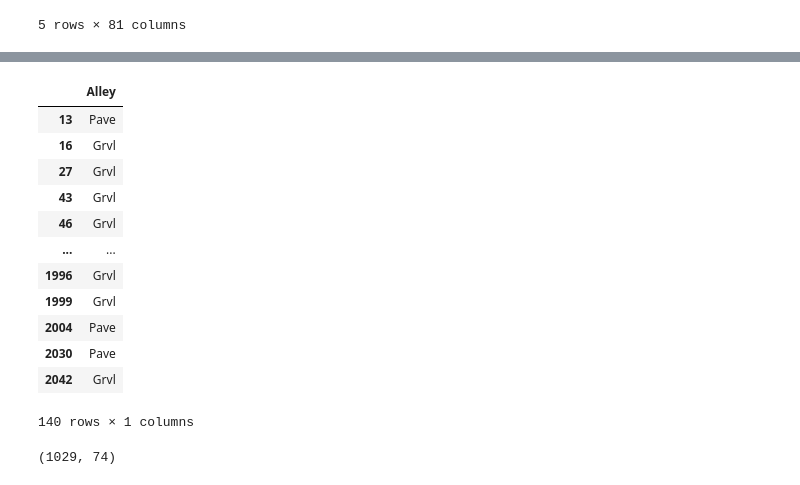
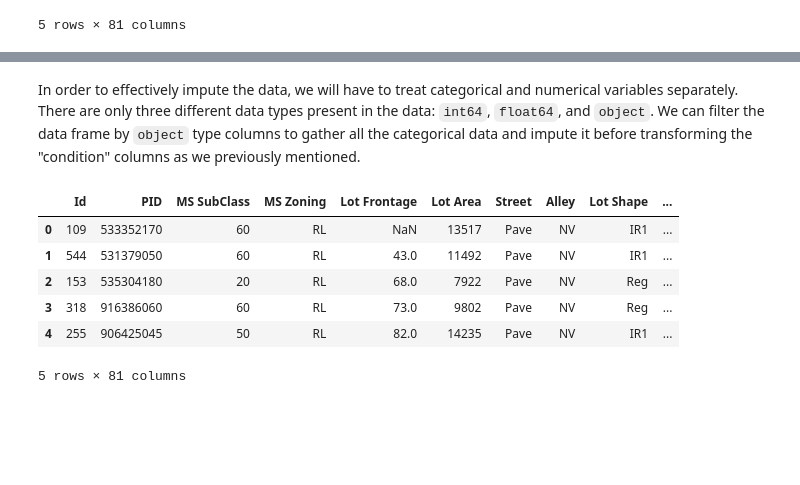
Before and after one commit to dmehta94/project-2-ames-housing-prediction, a Jupyter notebook: code/Project-2-Deval.ipynb, the cells around one changed output, grey strips where cells are left out. Saved outputs shown, nothing was run; the diff lists cells and outputs as text; code cells hidden in the pictures; blank space fills up the shorter version.

Commit message:
Categorized the features of the data and began data cleaning and EDA.

```diff
--- a/code/Project-2-Deval.ipynb
+++ b/code/Project-2-Deval.ipynb
@@ -308,20 +318,16 @@ ames_training[['Pool Area', 'Pool QC']].dropna()
-# %%
-ames_training[['Alley']].dropna()
-# %% [output]
-|  | Alley |
-| 13 | Pave |
-| 16 | Grvl |
-| 27 | Grvl |
-| 43 | Grvl |
-| 46 | Grvl |
-| ... | ... |
-| 1996 | Grvl |
-| 1999 | Grvl |
-| 2004 | Pave |
-| 2030 | Pave |
-| 2042 | Grvl |
-140 rows × 1 columns
-# %%
-ames_training.drop(columns = ['Pool QC', 'Misc Feature', 'Alley', 'Fence', 'Mas Vnr Type', 'Mas Vnr Area', 'Lot Frontage']).dropna().shape
-# %% [output]
-(1029, 74)
+# %% [markdown]
+In order to effectively impute the data, we will have to treat categorical and numerical variables separately. There are only three different data types present in the data: `int64`, `float64`, and `object`. We can filter the data frame by `object` type columns to gather all the categorical data and impute it before transforming the "condition" columns as we previously mentioned.
+# %%
+categorical_columns = ames_training.select_dtypes('object').columns
+for column in categorical_columns:
+    ames_training[column].replace(np.nan, "NV", inplace = True)
+
+ames_training.head()
+# %% [output]
+|  | Id | PID | MS SubClass | MS Zoning | Lot Frontage | Lot Area | Street | Alley | Lot Shape | ... |
+| 0 | 109 | 533352170 | 60 | RL | NaN | 13517 | Pave | NV | IR1 | ... |
+| 1 | 544 | 531379050 | 60 | RL | 43.0 | 11492 | Pave | NV | IR1 | ... |
+| 2 | 153 | 535304180 | 20 | RL | 68.0 | 7922 | Pave | NV | Reg | ... |
+| 3 | 318 | 916386060 | 60 | RL | 73.0 | 9802 | Pave | NV | Reg | ... |
+| 4 | 255 | 906425045 | 50 | RL | 82.0 | 14235 | Pave | NV | IR1 | ... |
+5 rows × 81 columns
```
Also changed, not shown: parts of 5 cells of this notebook.
